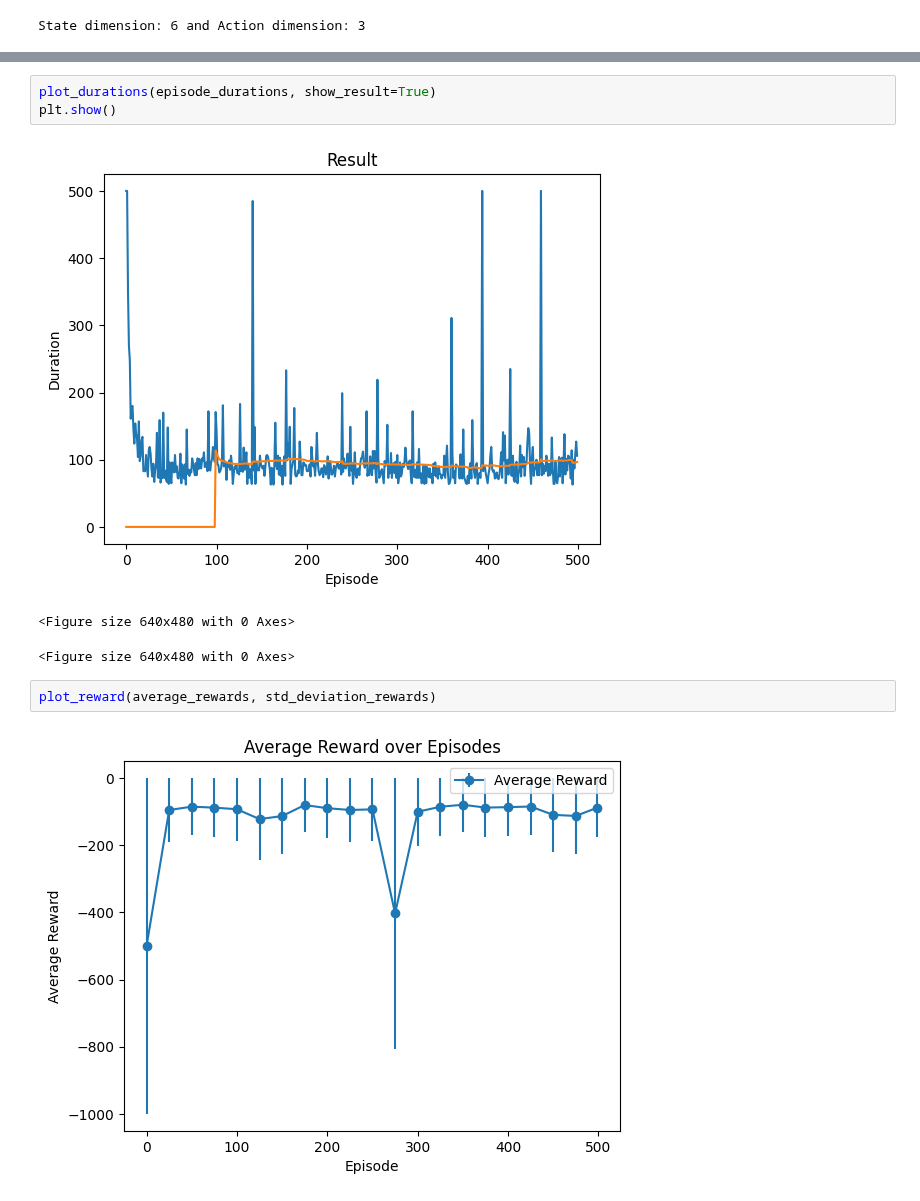
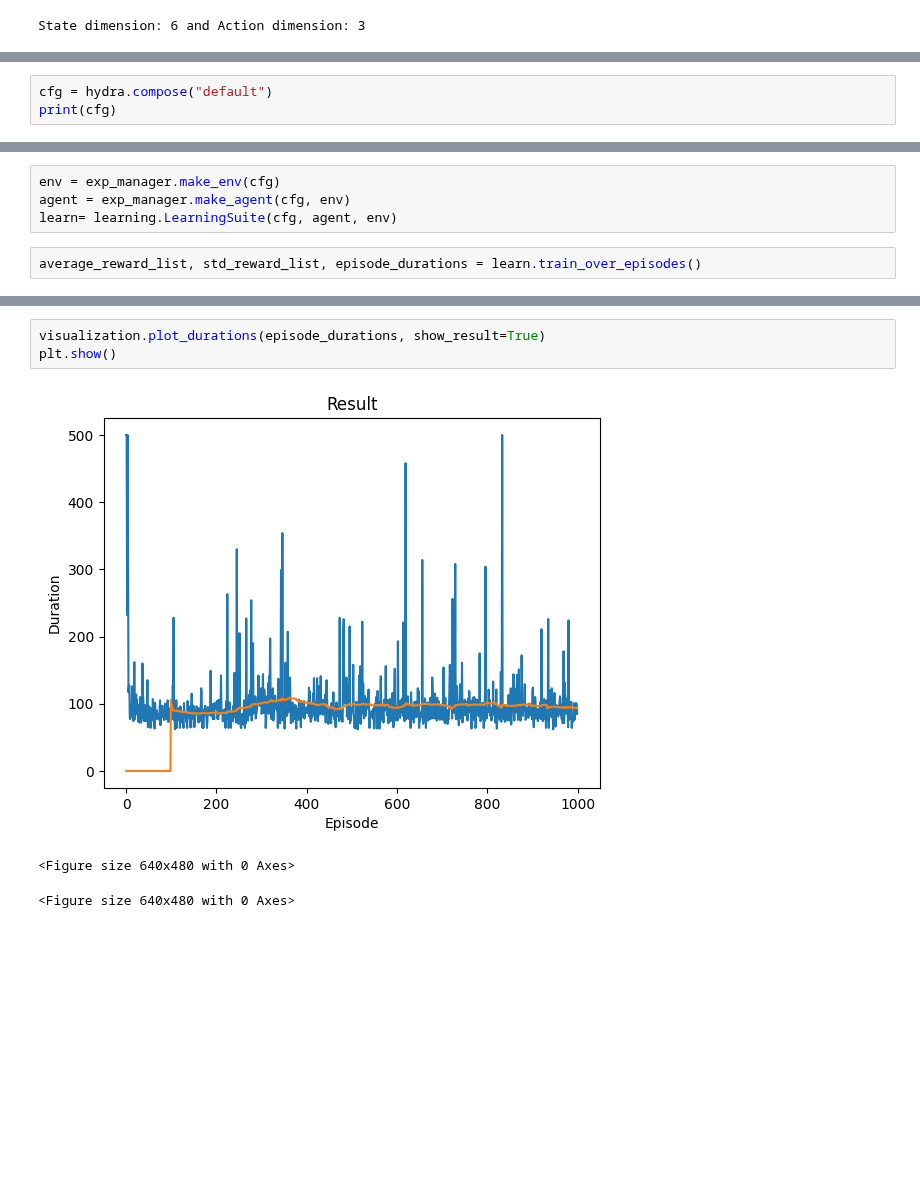
Before and after one commit to abarch/meta_unit, a Jupyter notebook: federated_learning/federated_learning.ipynb, the cells around one changed output, grey strips where cells are left out. Saved outputs shown, nothing was run; the diff lists cells and outputs as text; blank space fills up the shorter version.

```diff
--- a/federated_learning/federated_learning.ipynb
+++ b/federated_learning/federated_learning.ipynb
@@ -184,0 +158,3 @@ agent_config = AgentConfig(
+# %%
+cfg = hydra.compose("default")
+print(cfg)
@@ -243,0 +170,6 @@ Complete
+# %%
+env = exp_manager.make_env(cfg)
+agent = exp_manager.make_agent(cfg, env)
+learn= learning.LearningSuite(cfg, agent, env)
+# %%
+average_reward_list, std_reward_list, episode_durations = learn.train_over_episodes()
@@ -244,11 +190,7 @@ Complete
 # %%
-plot_durations(episode_durations, show_result=True)
+visualization.plot_durations(episode_durations, show_result=True)
 plt.show()
 # %% [output]
-[figure, old version]
+[figure, new version]
 <Figure size 640x480 with 0 Axes>
 <Figure size 640x480 with 0 Axes>
-# %%
-plot_reward(average_rewards, std_deviation_rewards)
-# %% [output]
-[figure, removed]
```
Also changed, not shown: parts of 14 cells of this notebook, 1 other file.
